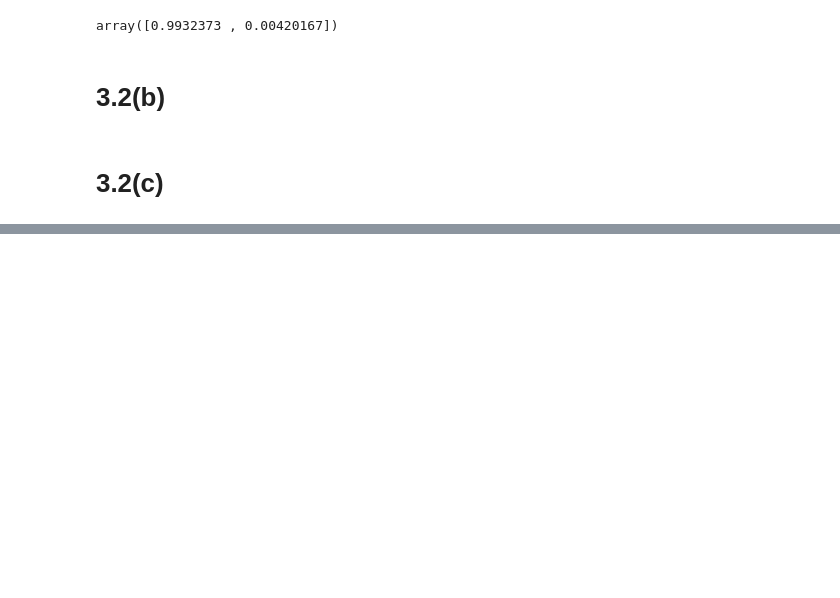
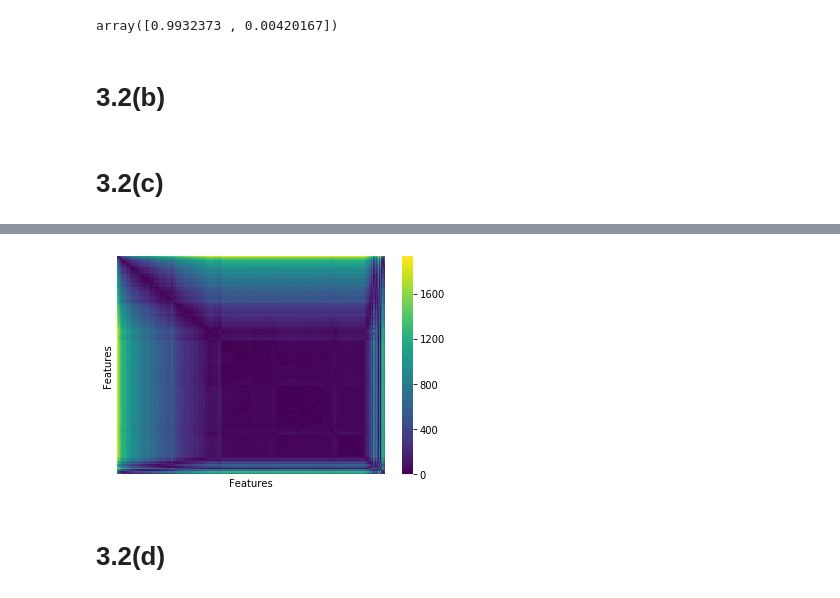
Before and after one commit to TemExile/python_practice, a Jupyter notebook: work.ipynb, the cells around one changed output, grey strips where cells are left out. Drawn from its saved outputs; the diff is of its cells as text; code cells hidden in the pictures; blank space fills up the shorter version.

```diff
--- a/work.ipynb
+++ b/work.ipynb
@@ -100,0 +146,9 @@ vat(x)
+# %%
+RV, C, I = vat(used_x)
+x = sns.heatmap(RV, cmap = 'viridis', xticklabels = False, yticklabels = False)
+x.set(xlabel = 'Features', ylabel = 'Features')
+plt.show()
+# %% [output]
+[figure, added]
+# %% [markdown]
+# 3.2(d)
```
Also changed, not shown: parts of 6 cells of this notebook.
